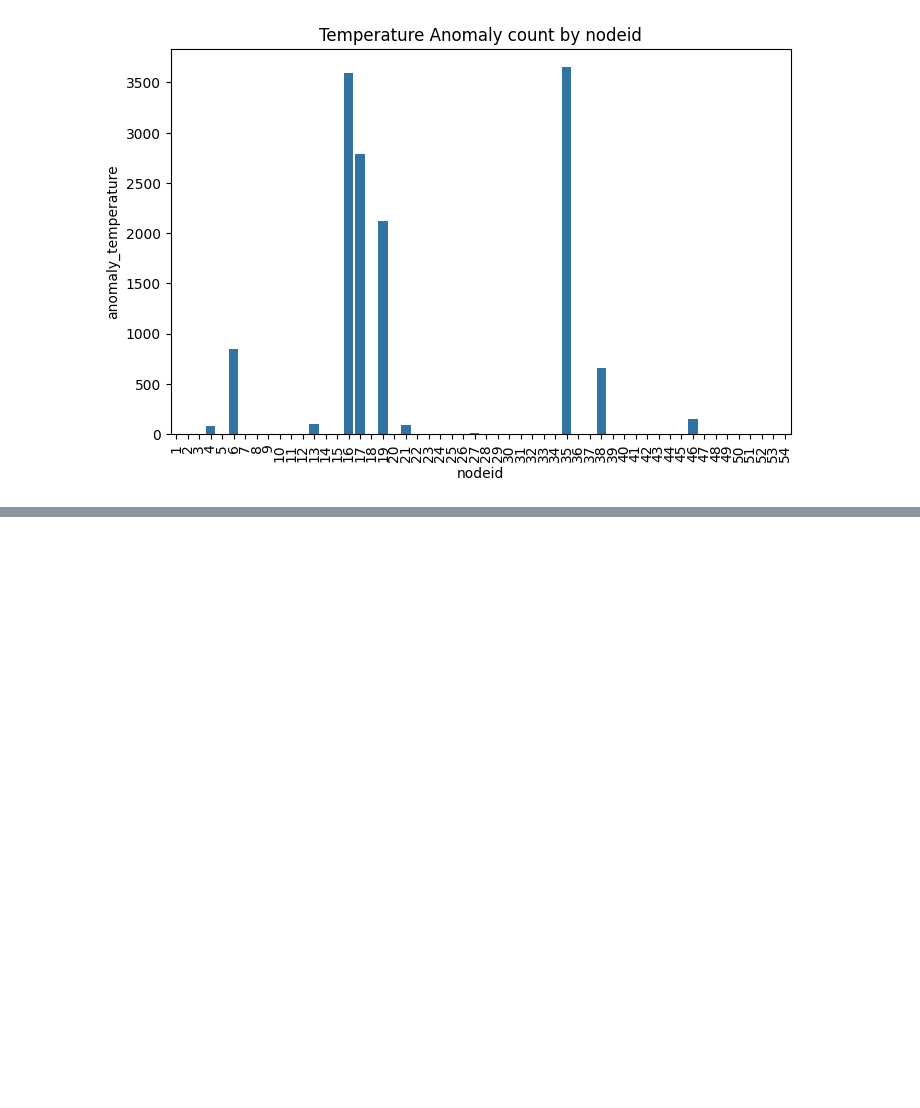
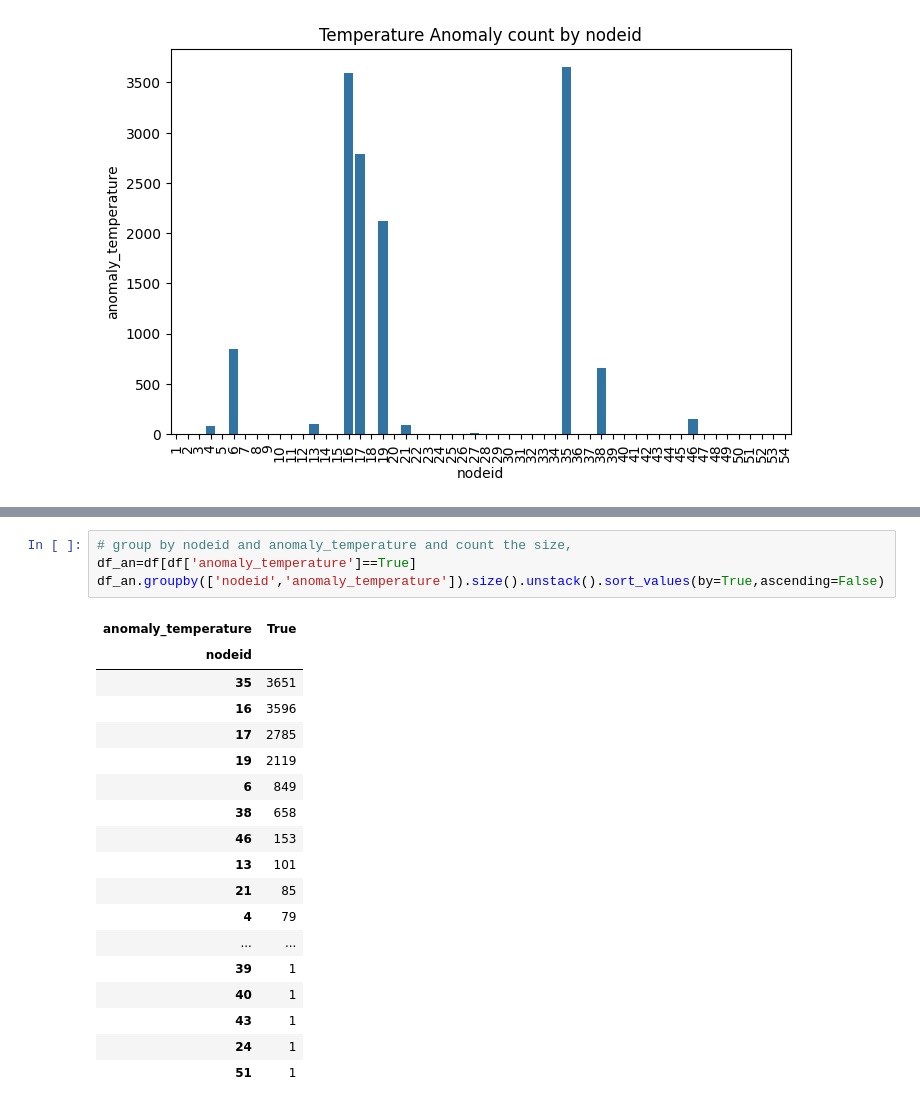
Before and after one commit to siji2022/CS6604_LoG_project, a Jupyter notebook: manual_labeling.ipynb, the cells around one changed output, grey strips where cells are left out. Cells and saved outputs as stored; diff of their text form; blank space fills up the shorter version.

```diff
--- a/manual_labeling.ipynb
+++ b/manual_labeling.ipynb
@@ -107,0 +135,23 @@ for idx in range(1,55):
+# %%
+# group by nodeid and anomaly_temperature and count the size,
+df_an=df[df['anomaly_temperature']==True]
+df_an.groupby(['nodeid','anomaly_temperature']).size().unstack().sort_values(by=True,ascending=False)
+# %% [output]
+| anomaly_temperature | True |
+| nodeid |  |
+| 35 | 3651 |
+| 16 | 3596 |
+| 17 | 2785 |
+| 19 | 2119 |
+| 6 | 849 |
+| 38 | 658 |
+| 46 | 153 |
+| 13 | 101 |
+| 21 | 85 |
+| 4 | 79 |
+| ... | ... |
+| 39 | 1 |
+| 40 | 1 |
+| 43 | 1 |
+| 24 | 1 |
+| 51 | 1 |
```
Also changed, not shown: parts of 5 cells of this notebook, 1 other file.
